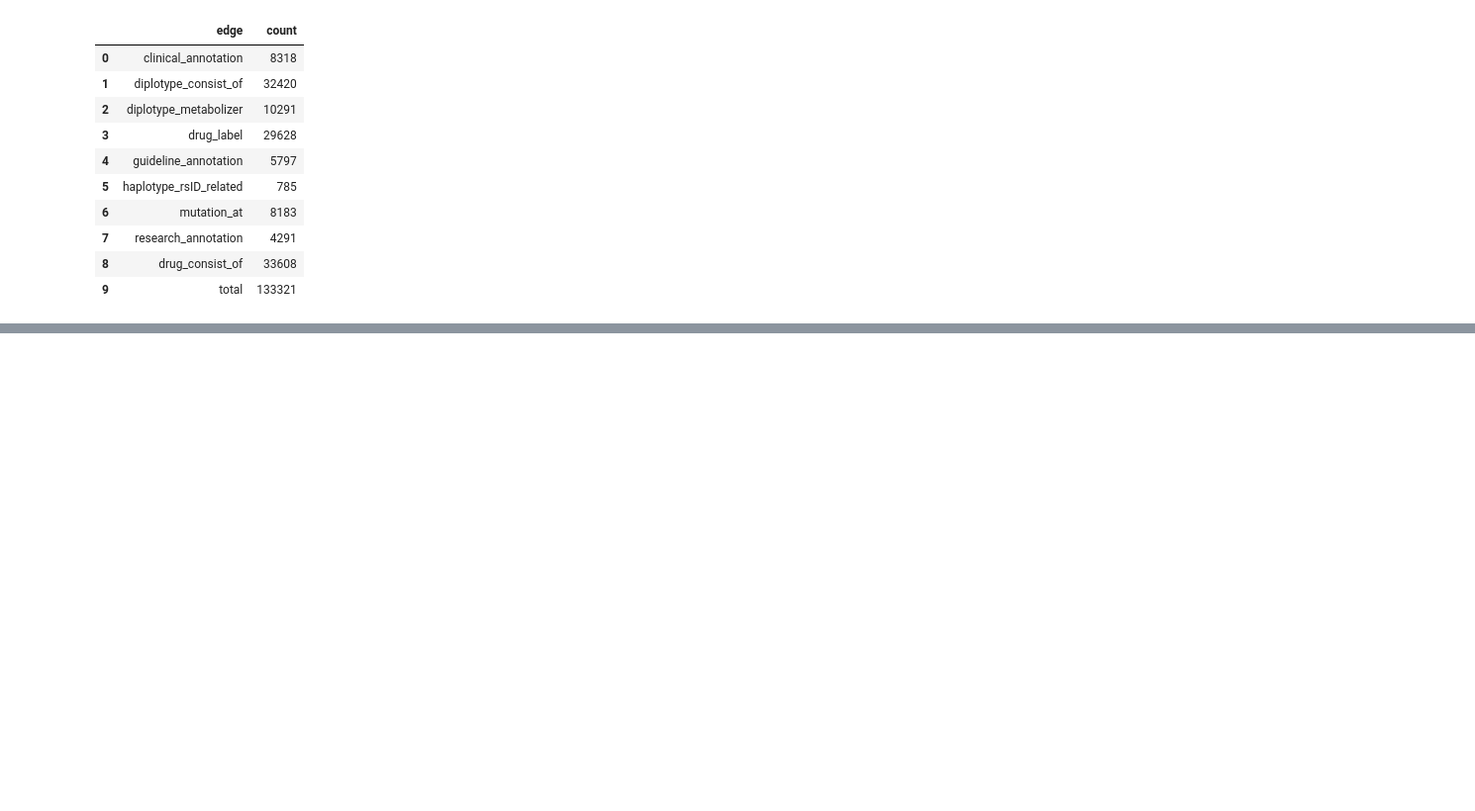
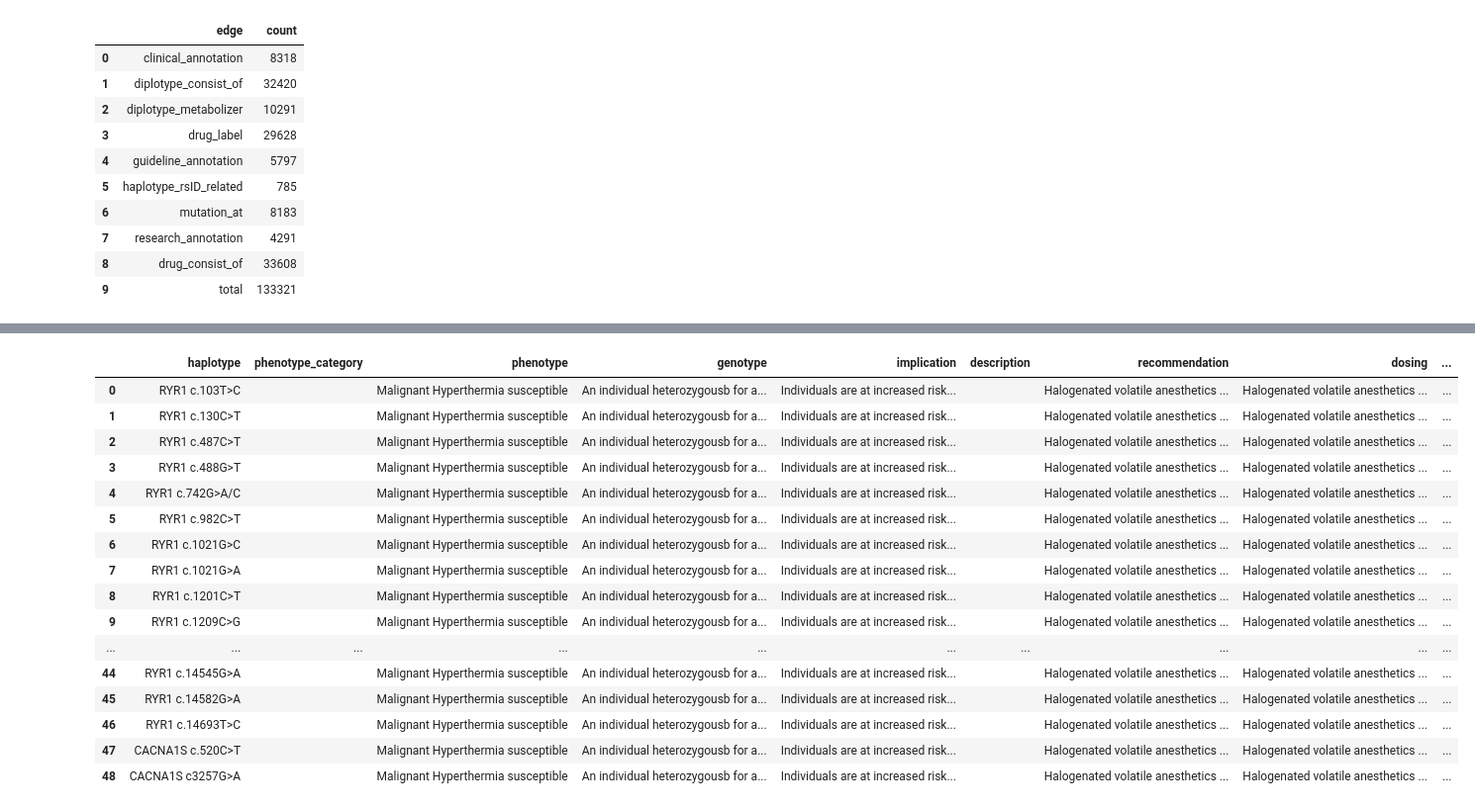
Before and after one commit to johncolezhang/pgkb_graph, a Jupyter notebook: pgkb_guideline_annotation_handling.ipynb, the cells around one changed output, grey strips where cells are left out. Shown at 99% size. Drawn from its saved outputs; the diff is of its cells as text; code cells hidden in the pictures; blank space fills up the shorter version.

Commit message:
Add variant guideline info

```diff
--- a/pgkb_guideline_annotation_handling.ipynb
+++ b/pgkb_guideline_annotation_handling.ipynb
@@ -493,3 +493,6 @@ pd.DataFrame({
 | 7 | research_annotation | 4291 |
 | 8 | drug_consist_of | 33608 |
 | 9 | total | 133321 |
+# %%
+df_pheno = pd.read_csv("processed/phenotype_drug_relation_no_metabolizer.csv").fillna("")
+df_pheno
@@ -495,0 +517,53 @@ pd.DataFrame({
+# %%
+haplotype_record_list = []
+diplotype_record_list = []
+
+for index, row in df_pheno.iterrows():
+    diplotype_list = row["diplotype"].replace("a", "").replace("b", "").replace("c", "").replace("d", "").split(" ")
+    diplotype_list = list(filter(lambda x: x != "" and "/" in x  and x != "/", [x.replace(",", "").replace(";", "").strip() for x in diplotype_list]))
+    variant_list = list(filter(lambda x: x != "", [x.split(";")[0].strip() for x in row["variant"].split(",")]))
+    gene = row["gene"].replace("_", "-")
+    for diplo in diplotype_list:
+        diplotype_record_list.append(
+            ("{} {}".format(gene, diplo), row["phenotype_category"], row["phenotype"], row["genotype"],
+             row["implication"], row["description"], row["recommendation"], row["dosing"], row["drug"],
+             row["organization"], row["title"], row["link"], row["data_source"], row["update_date"])
+        )
+    for var in variant_list:
+        haplotype_record_list.append(
+            (var, row["phenotype_category"], row["phenotype"], row["genotype"],
+             row["implication"], row["description"], row["recommendation"], row["dosing"], row["drug"],
+             row["organization"], row["title"], row["link"], row["data_source"], row["update_date"])
+        )
+# %%
+df_haplotype_guideline = pd.DataFrame(
+    haplotype_record_list,
+    columns=["haplotype", "phenotype_category", "phenotype", "genotype",
+             "implication", "description", "recommendation", "dosing", "drug",
+             "organization", "title", "link", "data_source", "update_date"])
+
+df_diplotype_guideline = pd.DataFrame(
+    diplotype_record_list,
+    columns=["diplotype", "phenotype_category", "phenotype", "genotype",
+             "implication", "description", "recommendation", "dosing", "drug",
+             "organization", "title", "link", "data_source", "update_date"])
+# %%
+df_haplotype_guideline
+# %% [output]
+|  | haplotype | phenotype_category | phenotype | genotype | implication | description | recommendation | dosing | ... |
+| 0 | RYR1 c.103T>C |  | Malignant Hyperthermia susceptible | An individual heterozygousb for a... | Individuals are at increased risk... |  | Halogenated volatile anesthetics ... | Halogenated volatile anesthetics ... | ... |
+| 1 | RYR1 c.130C>T |  | Malignant Hyperthermia susceptible | An individual heterozygousb for a... | Individuals are at increased risk... |  | Halogenated volatile anesthetics ... | Halogenated volatile anesthetics ... | ... |
+| 2 | RYR1 c.487C>T |  | Malignant Hyperthermia susceptible | An individual heterozygousb for a... | Individuals are at increased risk... |  | Halogenated volatile anesthetics ... | Halogenated volatile anesthetics ... | ... |
+| 3 | RYR1 c.488G>T |  | Malignant Hyperthermia susceptible | An individual heterozygousb for a... | Individuals are at increased risk... |  | Halogenated volatile anesthetics ... | Halogenated volatile anesthetics ... | ... |
+| 4 | RYR1 c.742G>A/C |  | Malignant Hyperthermia susceptible | An individual heterozygousb for a... | Individuals are at increased risk... |  | Halogenated volatile anesthetics ... | Halogenated volatile anesthetics ... | ... |
+| 5 | RYR1 c.982C>T |  | Malignant Hyperthermia susceptible | An individual heterozygousb for a... | Individuals are at increased risk... |  | Halogenated volatile anesthetics ... | Halogenated volatile anesthetics ... | ... |
+| 6 | RYR1 c.1021G>C |  | Malignant Hyperthermia susceptible | An individual heterozygousb for a... | Individuals are at increased risk... |  | Halogenated volatile anesthetics ... | Halogenated volatile anesthetics ... | ... |
+| 7 | RYR1 c.1021G>A |  | Malignant Hyperthermia susceptible | An individual heterozygousb for a... | Individuals are at increased risk... |  | Halogenated volatile anesthetics ... | Halogenated volatile anesthetics ... | ... |
+| 8 | RYR1 c.1201C>T |  | Malignant Hyperthermia susceptible | An individual heterozygousb for a... | Individuals are at increased risk... |  | Halogenated volatile anesthetics ... | Halogenated volatile anesthetics ... | ... |
+| 9 | RYR1 c.1209C>G |  | Malignant Hyperthermia susceptible | An individual heterozygousb for a... | Individuals are at increased risk... |  | Halogenated volatile anesthetics ... | Halogenated volatile anesthetics ... | ... |
+| ... | ... | ... | ... | ... | ... | ... | ... | ... | ... |
+| 44 | RYR1 c.14545G>A |  | Malignant Hyperthermia susceptible | An individual heterozygousb for a... | Individuals are at increased risk... |  | Halogenated volatile anesthetics ... | Halogenated volatile anesthetics ... | ... |
+| 45 | RYR1 c.14582G>A |  | Malignant Hyperthermia susceptible | An individual heterozygousb for a... | Individuals are at increased risk... |  | Halogenated volatile anesthetics ... | Halogenated volatile anesthetics ... | ... |
+| 46 | RYR1 c.14693T>C |  | Malignant Hyperthermia susceptible | An individual heterozygousb for a... | Individuals are at increased risk... |  | Halogenated volatile anesthetics ... | Halogenated volatile anesthetics ... | ... |
+| 47 | CACNA1S c.520C>T |  | Malignant Hyperthermia susceptible | An individual heterozygousb for a... | Individuals are at increased risk... |  | Halogenated volatile anesthetics ... | Halogenated volatile anesthetics ... | ... |
+| 48 | CACNA1S c3257G>A |  | Malignant Hyperthermia susceptible | An individual heterozygousb for a... | Individuals are at increased risk... |  | Halogenated volatile anesthetics ... | Halogenated volatile anesthetics ... | ... |
```
Also changed, not shown: parts of 1 cell of this notebook, 3 other files.
